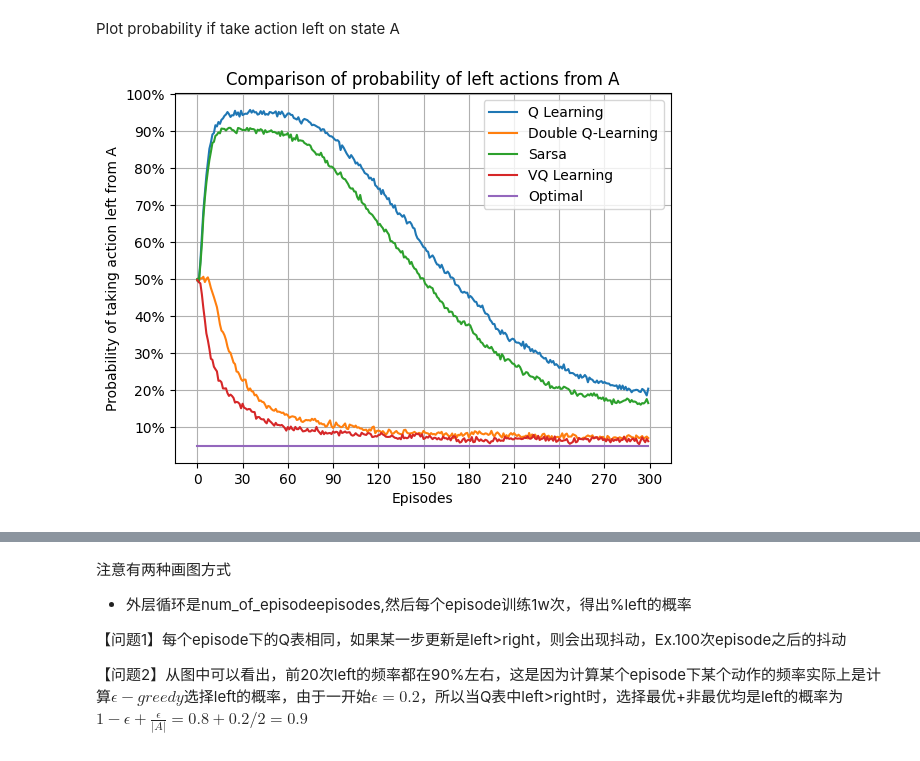
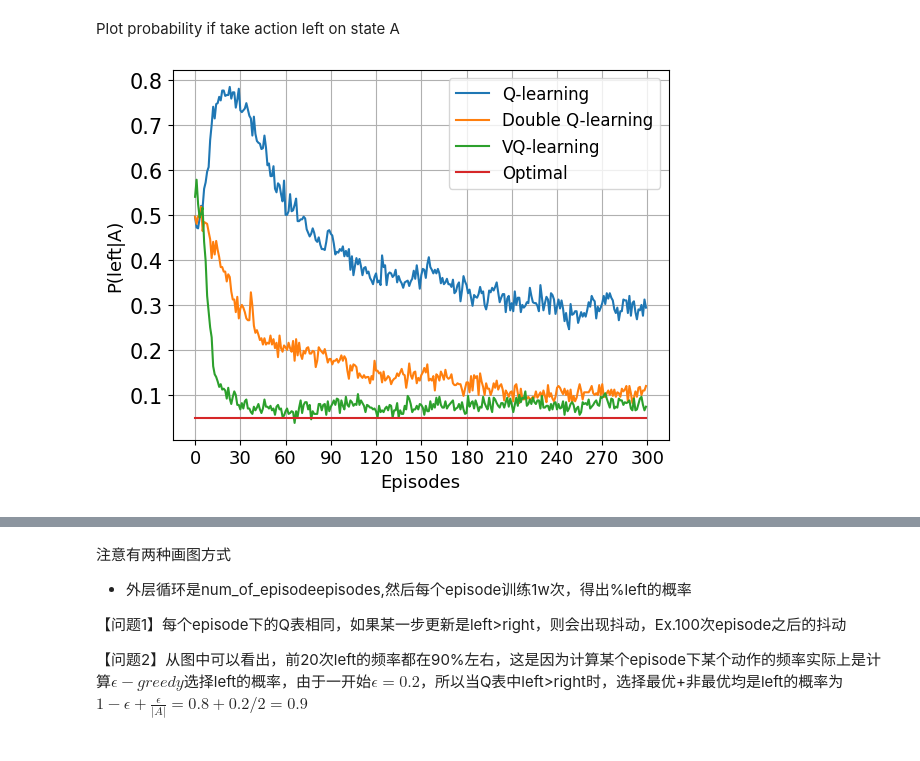
Before and after one commit to xy9485/Reinforcement_Learning, a Jupyter notebook: TD-Learning/TD learning.ipynb, the cells around one changed output, grey strips where cells are left out. Saved outputs shown, nothing was run; the diff lists cells and outputs as text; code cells hidden in the pictures.

```diff
--- a/TD-Learning/TD learning.ipynb
+++ b/TD-Learning/TD learning.ipynb
@@ -289,8 +335,11 @@ import random
 
 def init_Q_table(env):
     '''初始化Q表'''
-    Q = {env.STATE_A:{action:0 for action in range(env.nA)},
-         env.STATE_B:{action:0 for action in range(env.nB)},
+    # Q = {env.STATE_A:{action:0 for action in range(env.nA)},
+    #      env.STATE_B:{action:0 for action in range(env.nB)},
+    #      env.Terminal:{action:0 for action in range(env.nA)}}
+    Q = {env.STATE_A:{action:np.random.normal(0,0.1) for action in range(env.nA)},
+         env.STATE_B:{action:np.random.normal(0,0.1) for action in range(env.nB)},
          env.Terminal:{action:0 for action in range(env.nA)}}
 
     # from collections import UserDict
@@ -317,7 +366,8 @@ def select_action_behavior_policy(action_value_dict, epsilon):
 # %%
 def init_V_table(env):
     '''初始化V表'''
-    V = {env.STATE_A:0, env.STATE_B:0, env.Terminal:0}
+    # V = {env.STATE_A:0, env.STATE_B:0, env.Terminal:0}
+    V = {env.STATE_A:np.random.normal(0,0.1), env.STATE_B:np.random.normal(0,0.1), env.Terminal:0}
 
     # from collections import UserDict
     # class V_table(UserDict):
@@ -731,17 +1058,18 @@ since Python 3.9 and will be removed in a subsequent version.
 import matplotlib.pyplot as plt
 
 def plot_prob_A_left(prob_Q_A_left, prob_Q2_A_left, prob_E_A_left, prob_AD_A_left, prob_VQ_A_left, std=False, note='', save_path=None):
-    plt.ylabel('Probability of taking action left from A')
-    plt.xlabel('Episodes')
+    plt.ylabel('P(left|A)',fontsize=13)
+    plt.xlabel('Episodes',fontsize=13)
     x_ticks = np.arange(0,num_of_episode +1, x_interval)
     y_ticks = np.arange(0,1.1,0.1)
-    plt.xticks(x_ticks)
-    plt.yticks(y_ticks,['0%','10%','20%','30%','40%','50%','60%','70%','80%','90%','100%'])
+    plt.xticks(x_ticks, fontsize=13)
+    # plt.yticks(y_ticks,['0%','10%','20%','30%','40%','50%','60%','70%','80%','90%','100%'], fontsize=15)
+    plt.yticks(y_ticks,['0.0','0.1','0.2','0.3','0.4','0.5','0.6','0.7','0.8','0.9','1.0'], fontsize=15)
     if prob_Q_A_left is not None:
-        plt.plot(range(num_of_episode), prob_Q_A_left.mean(axis=0), '-',label='Q Learning')
+        plt.plot(range(num_of_episode), prob_Q_A_left.mean(axis=0), '-',label='Q-learning')
         if std: plt.fill_between(range(num_of_episode), prob_Q_A_left.mean(axis=0) - prob_Q_A_left.std(axis=0)/2, prob_Q_A_left.mean(axis=0) + prob_Q_A_left.std(axis=0)/2, alpha=0.2)
     if prob_Q2_A_left is not None:
-        plt.plot(range(num_of_episode), prob_Q2_A_left.mean(axis=0), '-',label='Double Q-Learning')
+        plt.plot(range(num_of_episode), prob_Q2_A_left.mean(axis=0), '-',label='Double Q-learning')
         if std: plt.fill_between(range(num_of_episode), prob_Q2_A_left.mean(axis=0) - prob_Q2_A_left.std(axis=0)/2, prob_Q2_A_left.mean(axis=0) + prob_Q2_A_left.std(axis=0)/2, alpha=0.2)
     if prob_E_A_left is not None:
         plt.plot(range(num_of_episode), prob_E_A_left.mean(axis=0), '-',label='Sarsa')
@@ -750,11 +1078,11 @@ def plot_prob_A_left(prob_Q_A_left, prob_Q2_A_left, prob_E_A_left, prob_AD_A_lef
         plt.plot(range(num_of_episode), prob_AD_A_left.mean(axis=0), '-',label='Action Distribution')
         if std: plt.fill_between(range(num_of_episode), prob_AD_A_left.mean(axis=0) - prob_AD_A_left.std(axis=0)/2, prob_AD_A_left.mean(axis=0) + prob_AD_A_left.std(axis=0)/2, alpha=0.2)
     if prob_VQ_A_left is not None:
-        plt.plot(range(num_of_episode), prob_VQ_A_left.mean(axis=0), '-',label='VQ Learning')
+        plt.plot(range(num_of_episode), prob_VQ_A_left.mean(axis=0), '-',label='VQ-learning')
         if std: plt.fill_between(range(num_of_episode), prob_VQ_A_left.mean(axis=0) - prob_VQ_A_left.std(axis=0)/2, prob_VQ_A_left.mean(axis=0) + prob_VQ_A_left.std(axis=0)/2, alpha=0.2)
     plt.plot(np.ones(num_of_episode) * 0.05, label='Optimal')
-    plt.title('Comparison of probability of left actions from A' + note)
-    plt.legend()
+    # plt.title('Comparison of probability of left actions from A' + note)
+    plt.legend(fontsize=12)
     plt.grid()
     if save_path is not None:
         plt.savefig(f'{save_path}/prob_A_left.png', dpi=200)
@@ -895,11 +1223,11 @@ Plot probability if take action left on state A
 # %%
 # a = prob_Q_A_left.mean(axis=0)
 # b = prob_Q2_A_left.mean(axis=0)
 # c = prob_AD_A_left.mean(axis=0)
 # d = prob_E_A_left.mean(axis=0)
 # e = prob_VQ_A_left.mean(axis=0)
-plot_prob_A_left(prob_Q_A_left, prob_Q2_A_left, prob_E_A_left, None, prob_VQ_A_left, std=False, note=note, save_path=save_path)
+plot_prob_A_left(prob_Q_A_left, prob_Q2_A_left, None, None, prob_VQ_A_left, std=False, note=note, save_path=save_path)
 # plot_prob_A_left(prob_Q_A_left, None, None, None, None, std=False, note=note, save_path=save_path)
 # plot_prob_A_left(prob_Q_A_left.mean(axis=0), prob_Q2_A_left.mean(axis=0), prob_AD_A_left.mean(axis=0), prob_E_A_left.mean(axis=0), prob_VQ_A_left.mean(axis=0))
 # %% [output]
-[figure, old version]
+[figure, new version]
```
Also changed, not shown: parts of 17 cells of this notebook, 7 other files.
